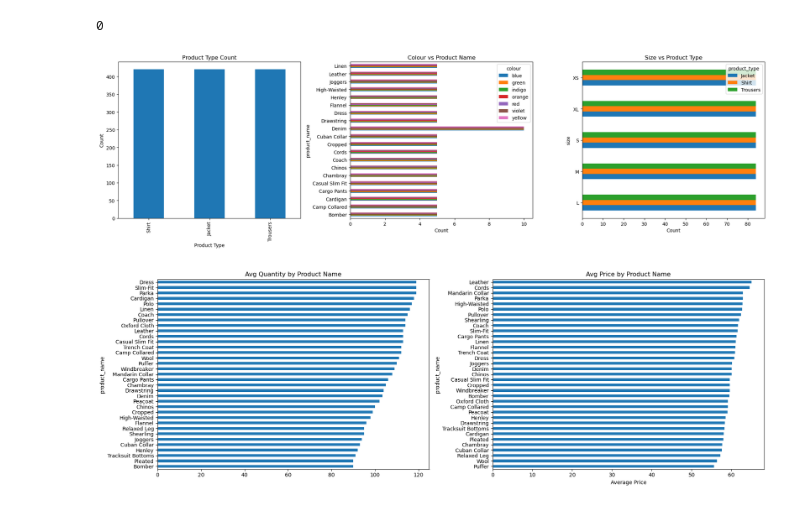
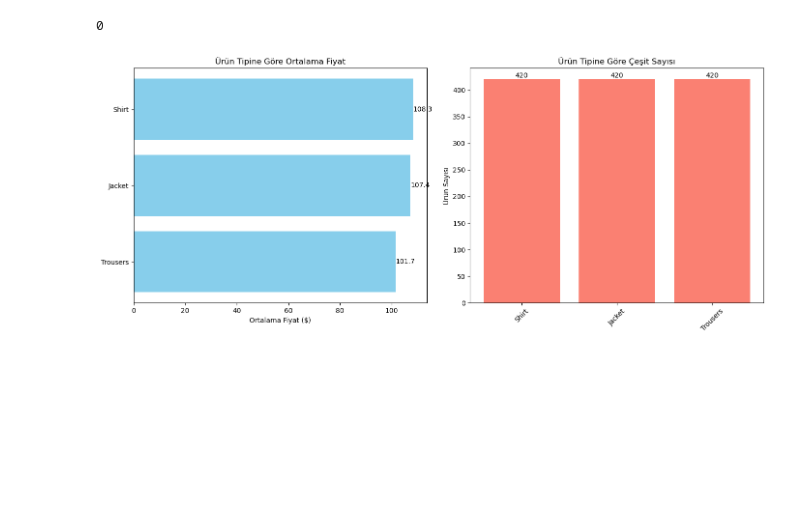
Before and after one commit to zeynepmert/Workintech_data_analysis_graduation_project, a Jupyter notebook: python/Products_Table_EDA.ipynb, the cells around one changed output. Drawn from its saved outputs; the diff is of its cells as text; code cells hidden in the pictures; blank space fills up the shorter version.

```diff
--- a/python/Products_Table_EDA.ipynb
+++ b/python/Products_Table_EDA.ipynb
@@ -70,44 +70,25 @@ dup_count = products.duplicated(subset=['product_ID']).sum()
 dup_count
 # %% [output]
 0
-# %%
-fig, axes = plt.subplots(1,3, figsize=(20,6))
-
-# 1) Product Type Count
-products['product_type'].value_counts().plot(kind='bar', ax=axes[0])
-axes[0].set_title("Product Type Count")
-axes[0].set_xlabel("Product Type")
-axes[0].set_ylabel("Count")
-
-# 2) Product Name vs Colour
-products.groupby(['colour','product_name'])['product_ID'].count().unstack().fillna(0).T.head(20).plot(kind="barh", ax=axes[1])
-axes[1].set_title("Colour vs Product Name")
-axes[1].set_xlabel("Count")
-
-# 3) Product Type vs Size
-products.groupby(['product_type','size'])['product_ID'].count().unstack().fillna(0).T.plot(kind="barh", ax=axes[2])
-axes[2].set_title("Size vs Product Type")
-axes[2].set_xlabel("Count")
-
-plt.tight_layout()
-plt.show()
-# %% [output]
-[figure, removed]
-# %%
-
-top_names = products['product_name'].value_counts().index
-
-fig, axes = plt.subplots(1,2, figsize=(18,6))
-
-products[products['product_name'].isin(top_names)].groupby('product_name')['quantity'].mean().sort_values().plot(kind='barh', ax=axes[1])
-axes[0].set_title("Avg Quantity by Product Name")
-axes[0].set_xlabel("Average Quantity")
-
-products[products['product_name'].isin(top_names)].groupby('product_name')['price'].mean().sort_values().plot(kind='barh', ax=axes[0])
-axes[1].set_title("Avg Price by Product Name")
-axes[1].set_xlabel("Average Price")
-
-plt.tight_layout()
-plt.show()
-# %% [output]
-[figure, removed]
+# %%
+fig, axes = plt.subplots(1, 2, figsize=(14, 6))
+
+# 1) Tipe göre ortalama fiyat
+avg_price = products.groupby('product_type')['price'].mean().sort_values()
+bars1 = axes[0].barh(avg_price.index, avg_price.values, color='skyblue')
+axes[0].set_title('Ürün Tipine Göre Ortalama Fiyat')
+axes[0].set_xlabel('Ortalama Fiyat ($)')
+axes[0].bar_label(bars1, fmt="%.1f")
+
+# 2) Tipe göre ürün sayısı
+count_type = products['product_type'].value_counts()
+bars2 = axes[1].bar(count_type.index, count_type.values, color='salmon')
+axes[1].set_title('Ürün Tipine Göre Çeşit Sayısı')
+axes[1].set_ylabel('Ürün Sayısı')
+axes[1].tick_params(axis='x', rotation=45)
+axes[1].bar_label(bars2, fmt="%.0f")
+
+plt.tight_layout()
+plt.show()
+# %% [output]
+[figure, added]
```
Also changed, not shown: 4 other files.
